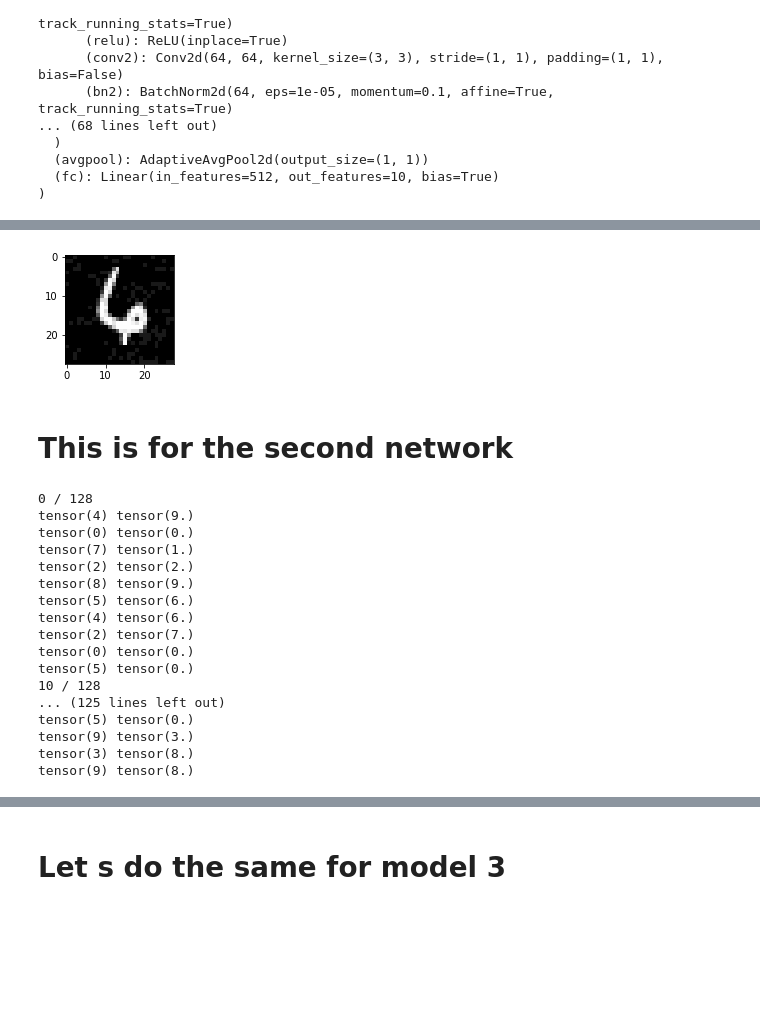
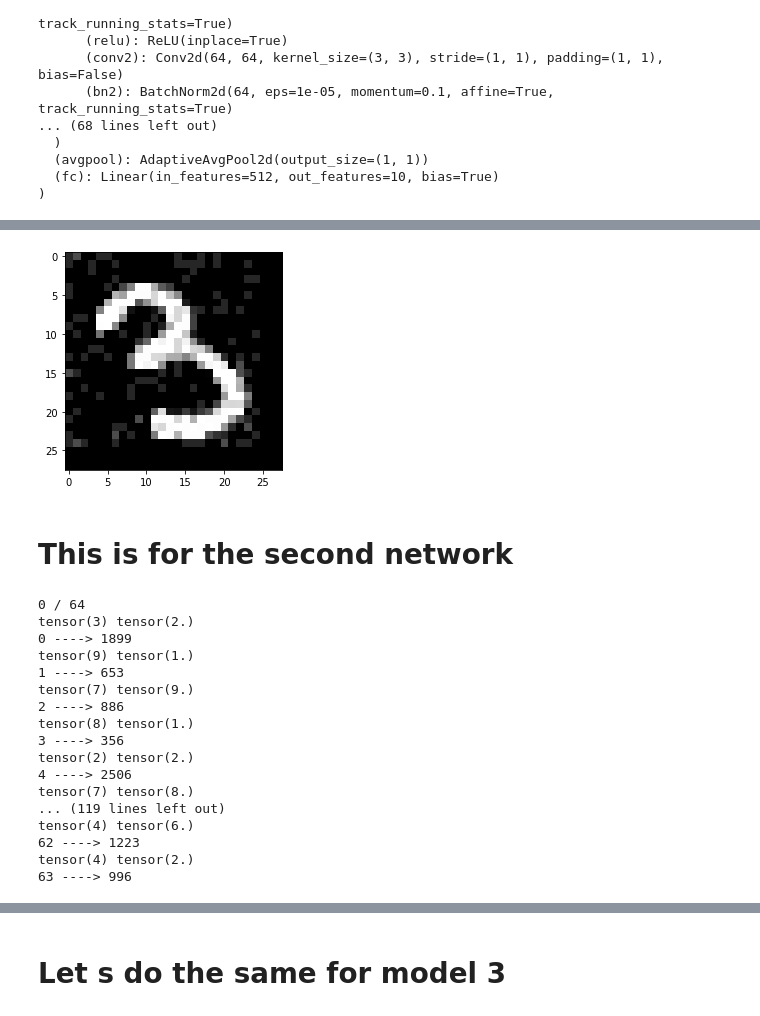
Before and after one commit to xTavi/BlackBoxAttack, a Jupyter notebook: BlackBoxAttack.ipynb, the cells around one changed output, grey strips where cells are left out. Drawn from its saved outputs; the diff is of its cells as text; code cells hidden in the pictures; blank space fills up the shorter version.

```diff
--- a/BlackBoxAttack.ipynb
+++ b/BlackBoxAttack.ipynb
@@ -1101,0 +1172,10 @@ tensor([[3.3479e-16, 1.9521e-23, 1.8344e-16, 3.2560e-15, 1.0247e-14, 2.7532e-13,
+# %%
+import csv
+####################################################################################
+photos_path = '100photos.csv'
+labels_path = '100labels.csv'
+
+torch.save(bunch_of_digits, photos_path)
+torch.save(bunch_of_labels, labels_path)
+
+####################################################################################
@@ -1101,0 +1184,6 @@ tensor([[3.3479e-16, 1.9521e-23, 1.8344e-16, 3.2560e-15, 1.0247e-14, 2.7532e-13,
+# %%
+bunch_of_digits = torch.load(photos_path)
+bunch_of_labels = torch.load(labels_path)
+
+# assert bunch_of_labels.size() == torch.Size([100, 1, 28, 28]) , f"{bunch_of_digits.size()}"
+assert bunch_of_labels.size() == torch.Size([100]) , f"{bunch_of_labels.size()}"
@@ -1105,7 +1202,7 @@ number_or_tries_model1 = []
 # %%
 def get_probs1(model, x, y):
     output = model(x)
-    probs = torch.nn.Softmax(dim=1)(output)[:, y]
+    probs = (output)[:, y]
     return torch.diag(probs.data)
 
 # 20-line implementation of (untargeted) SimBA for single image input
@@ -1118,6 +1215,7 @@ def simba_single1(model, x, y, num_iters=10000, epsilon=0.2, tries=1):
         diff = torch.zeros(n_dims)
         diff[perm[i]] = epsilon
         left_prob = get_probs1(model, (x - diff.view(x.size())).clamp(0, 1), y)
+        # print(left_prob)
         number_of_tries += 1
         if left_prob < last_prob:
             x = (x - diff.view(x.size())).clamp(0, 1)
@@ -1179,16 +1310,23 @@ MNISTResNet(
 # %%
 # Let s calculate how many queries we are doing for model1
-queries = []
-adversarial = []
+queries = torch.zeros(1)
+adversarial = torch.zeros(1, 1, 28, 28)
 for idx, (data,label) in enumerate(zip(bunch_of_digits, bunch_of_labels)):
   if idx % 10 == 0:
     print(idx, "/", len(bunch_of_digits))
-  x, tries = simba_single1(model1, data.unsqueeze(dim=1), torch.Tensor.long(label), 784, 0.15)
+  x, tries = simba_single1(model1, data.unsqueeze(dim=1), torch.Tensor.long(label), 784, 0.2)
   print(model1(x).argmax(), label)
   while model1(x).argmax() == label:
-     x, tries = simba_single1(model1, x, torch.Tensor.long(label), 784, 0.15, tries)
+     x, tries = simba_single1(model1, x, torch.Tensor.long(label), 784, 0.2, tries)
      if tries > 12000:
        break
-  adversarial.append(x)
+  print(idx, "---->", tries)
+  adversarial = torch.cat((adversarial, x))
+  queries = torch.cat((queries, tries))
+  torch.save("1first1.csv", adversarial[1:])
+  torch.save("1queries1.csv", queries[1:])
+
   queries.append(tries)
+  for example in adversarial:
+    print(example.size())
 # %% [output]
@@ -1217,5 +1339,5 @@ tensor(9169.6953)
 # %%
-print_image(adversarial[9])
+print_image(adversarial[3])
 # %% [output]
-[figure, old version]
+[figure, new version]
 # %%
@@ -1268,31 +1390,32 @@ for idx, (data,label) in enumerate(zip(bunch_of_digits, bunch_of_labels)):
   if idx % 10 == 0:
     print(idx, "/", len(bunch_of_digits))
   x, tries = simba_single2(model2, transform_image(data.unsqueeze(dim=1)), torch.Tensor.long(label), 1024, 0.15)
-  print(model2(x)[1].argmax(), label)
-  while model2(x)[1].argmax() == label:
+  print(model2(x)[0].argmax(), label)
+  while model2(x)[0].argmax() == label:
      x, tries = simba_single2(model2, x, torch.Tensor.long(label), 1024, 0.15, tries)
      if tries > 12000:
        break
+  print(idx, "---->", tries)
   adversarial2.append(x)
   queries2.append(tries)
 # %% [output]
-0 / 128
-tensor(4) tensor(9.)
-tensor(0) tensor(0.)
-tensor(7) tensor(1.)
+0 / 64
+tensor(3) tensor(2.)
+0 ----> 1899
+tensor(9) tensor(1.)
+1 ----> 653
+tensor(7) tensor(9.)
+2 ----> 886
+tensor(8) tensor(1.)
+3 ----> 356
 tensor(2) tensor(2.)
-tensor(8) tensor(9.)
-tensor(5) tensor(6.)
+4 ----> 2506
+tensor(7) tensor(8.)
+... (119 lines left out)
 tensor(4) tensor(6.)
-tensor(2) tensor(7.)
-tensor(0) tensor(0.)
-tensor(5) tensor(0.)
-10 / 128
-... (125 lines left out)
-tensor(5) tensor(0.)
-tensor(9) tensor(3.)
-tensor(3) tensor(8.)
-tensor(9) tensor(8.)
+62 ----> 1223
+tensor(4) tensor(2.)
+63 ----> 996
 # %%
 len(adversarial2)
 # %% [output]
```
Also changed, not shown: parts of 70 cells of this notebook.
